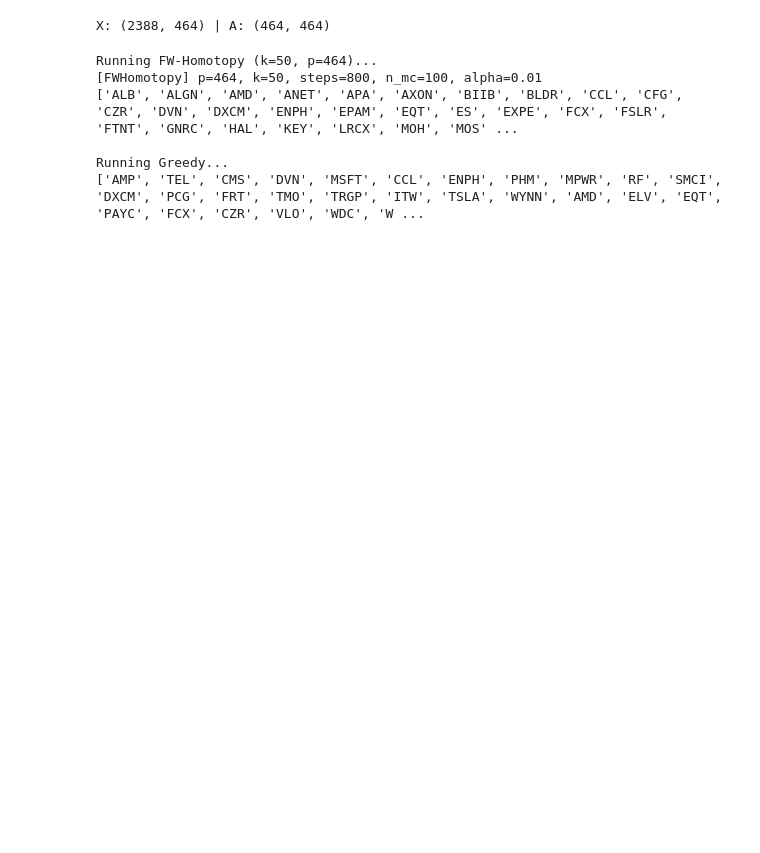
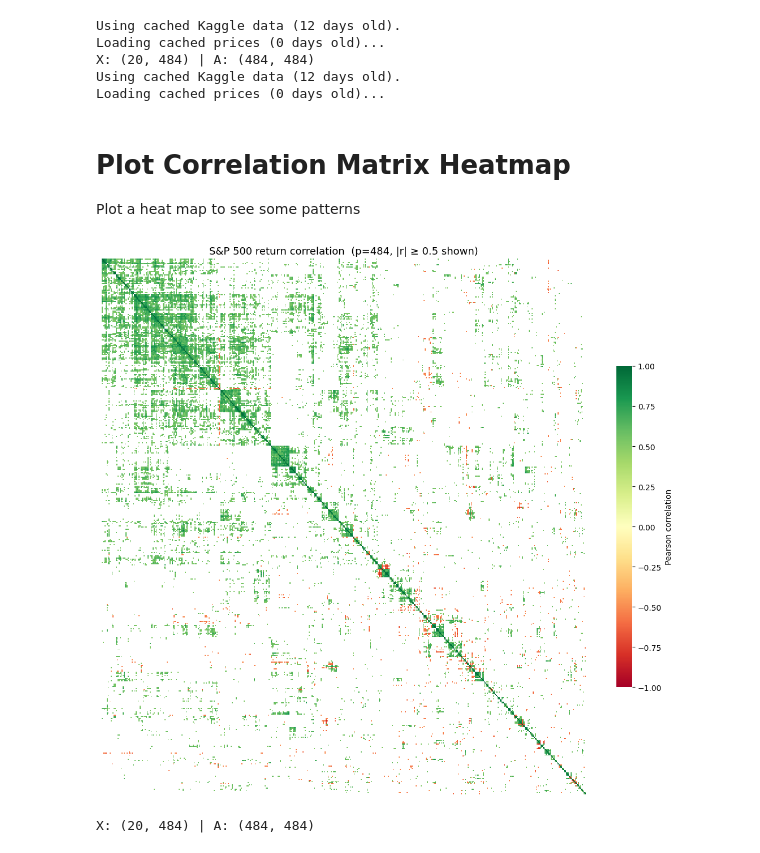
Before and after one commit to SnowHana/gridfw, a Jupyter notebook: examples/market/sp500.ipynb, the cells around one changed output. Drawn from its saved outputs; the diff is of its cells as text; code cells hidden in the pictures; blank space fills up the shorter version.

Commit message:
Added a method, new heat map for correlation matrix

```diff
--- a/examples/market/sp500.ipynb
+++ b/examples/market/sp500.ipynb
@@ -92,33 +1,25 @@ Prices shape: (2389, 464)  (days x stocks)
+# %%
+from sp500 import load_sp500_prices_df, compute_covariance, compute_log_returns, START_DATE, END_DATE
+from sp500_plots import plot_corr_heatmap
+
+prices_df = load_sp500_prices_df(start=START_DATE, end=END_DATE)
+stock_names = prices_df.columns.tolist()
+
+log_return_matrix = compute_log_returns(prices_df)
+A = compute_covariance(log_return_matrix)
+# %% [output]
+Using cached Kaggle data (12 days old).
+Loading cached prices (0 days old)...
+X: (20, 484) | A: (484, 484)
+Using cached Kaggle data (12 days old).
+Loading cached prices (0 days old)...
+# %% [markdown]
+# Plot Correlation Matrix Heatmap
+Plot a heat map to see some patterns
 # %%
-X, A = build_matrices(prices=prices)
-p = A.shape[0]
-print(f"X: {X.shape} | A: {A.shape}")
+
+plot_corr_heatmap(log_return_matrix, threshold=0.5)
+print(f"X: {log_return_matrix.shape} | A: {A.shape}")
 # %% [output]
+[figure, added]
-X: (2388, 464) | A: (464, 464)
+X: (20, 484) | A: (484, 484)
-# %%
-
-
-
-# Run Solver
-k = 50
-total_variance = np.trace(A)
-
-print(f"\nRunning FW-Homotopy (k={k}, p={p})...")
-solver = FWHomotopySolver(A, k, n_steps=800, n_mc_samples=100)
-s = solver.solve(verbose=True)
-fw_indices = np.where(s > 0.5)[0]
-fw_stocks = [stock_names[i] for i in fw_indices]
-print(fw_stocks)
-
-print(f"\nRunning Greedy...")
-greedy_solver = GreedySolver(A, k)
-greedy_s = greedy_solver.solve()[0]
-greedy_stocks = [stock_names[i] for i in greedy_s]
-print(greedy_stocks)
-# %% [output]
-Running FW-Homotopy (k=50, p=464)...
-[FWHomotopy] p=464, k=50, steps=800, n_mc=100, alpha=0.01
-['ALB', 'ALGN', 'AMD', 'ANET', 'APA', 'AXON', 'BIIB', 'BLDR', 'CCL', 'CFG', 'CZR', 'DVN', 'DXCM', 'ENPH', 'EPAM', 'EQT', 'ES', 'EXPE', 'FCX', 'FSLR', 'FTNT', 'GNRC', 'HAL', 'KEY', 'LRCX', 'MOH', 'MOS' ...
-
-Running Greedy...
-['AMP', 'TEL', 'CMS', 'DVN', 'MSFT', 'CCL', 'ENPH', 'PHM', 'MPWR', 'RF', 'SMCI', 'DXCM', 'PCG', 'FRT', 'TMO', 'TRGP', 'ITW', 'TSLA', 'WYNN', 'AMD', 'ELV', 'EQT', 'PAYC', 'FCX', 'CZR', 'VLO', 'WDC', 'W ...
```
Also changed, not shown: parts of 2 cells of this notebook, 3 other files.
